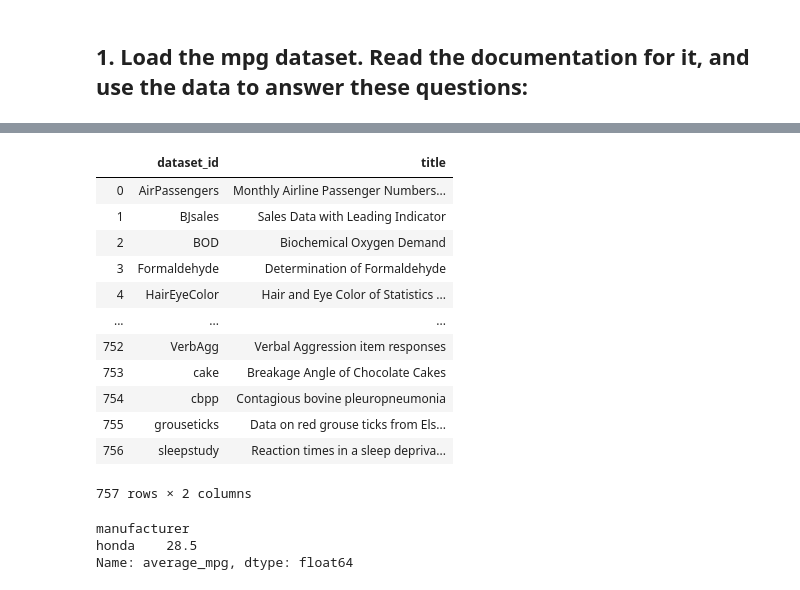
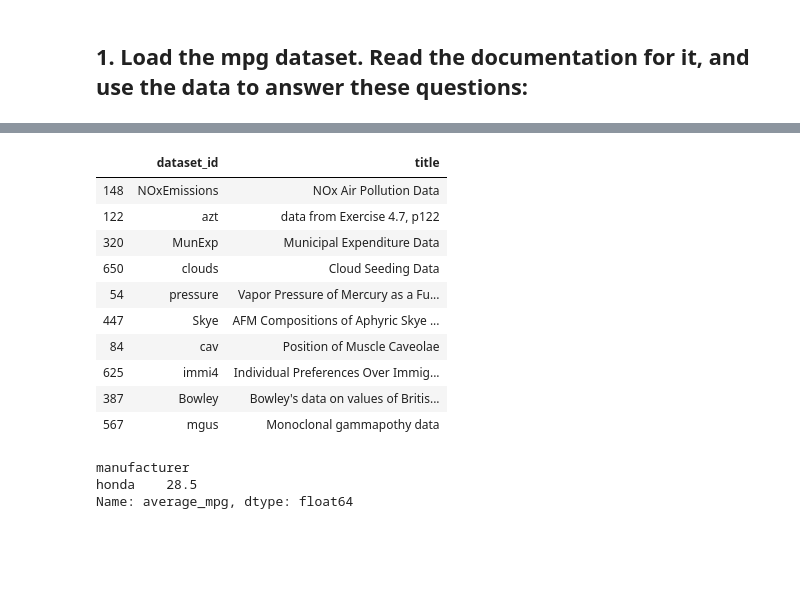
Before and after one commit to allenjiang666/python-exercises, a Jupyter notebook: 4.8.4.4_advanced_dataframes.ipynb, the cells around one changed output, grey strips where cells are left out. Cells and saved outputs as stored; diff of their text form; code cells hidden in the pictures; blank space fills up the shorter version.

```diff
--- a/4.8.4.4_advanced_dataframes.ipynb
+++ b/4.8.4.4_advanced_dataframes.ipynb
@@ -26,19 +15,17 @@ mpg
 # %%
-data()
+data().sample(10)
 # %% [output]
 |  | dataset_id | title |
-| 0 | AirPassengers | Monthly Airline Passenger Numbers... |
-| 1 | BJsales | Sales Data with Leading Indicator |
-| 2 | BOD | Biochemical Oxygen Demand |
-| 3 | Formaldehyde | Determination of Formaldehyde |
-| 4 | HairEyeColor | Hair and Eye Color of Statistics ... |
-| ... | ... | ... |
-| 752 | VerbAgg | Verbal Aggression item responses |
-| 753 | cake | Breakage Angle of Chocolate Cakes |
-| 754 | cbpp | Contagious bovine pleuropneumonia |
-| 755 | grouseticks | Data on red grouse ticks from Els... |
-| 756 | sleepstudy | Reaction times in a sleep depriva... |
+| 148 | NOxEmissions | NOx Air Pollution Data |
+| 122 | azt | data from Exercise 4.7, p122 |
+| 320 | MunExp | Municipal Expenditure Data |
+| 650 | clouds | Cloud Seeding Data |
+| 54 | pressure | Vapor Pressure of Mercury as a Fu... |
+| 447 | Skye | AFM Compositions of Aphyric Skye ... |
+| 84 | cav | Position of Muscle Caveolae |
+| 625 | immi4 | Individual Preferences Over Immig... |
+| 387 | Bowley | Bowley's data on values of Britis... |
+| 567 | mgus | Monoclonal gammapothy data |
-757 rows × 2 columns
 # %%
 #On average, which manufacturer has the best miles per gallon?
 mpg["average_mpg"] = (mpg.cty + mpg.hwy) / 2
```
Also changed, not shown: parts of 5 cells of this notebook.
